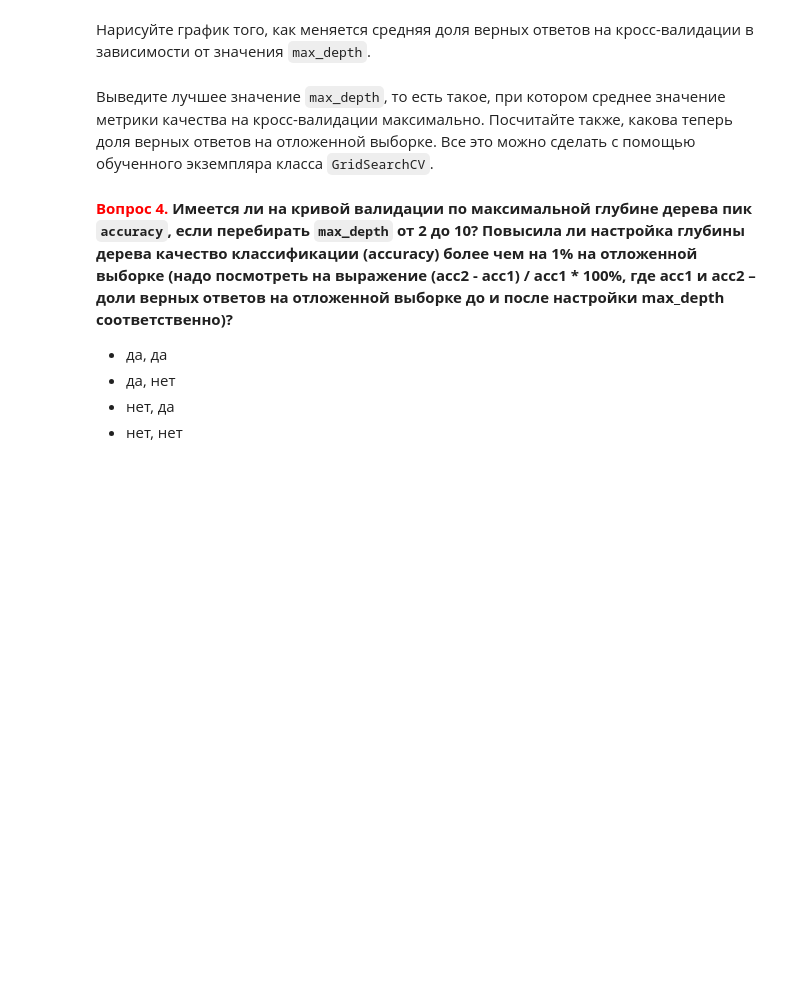
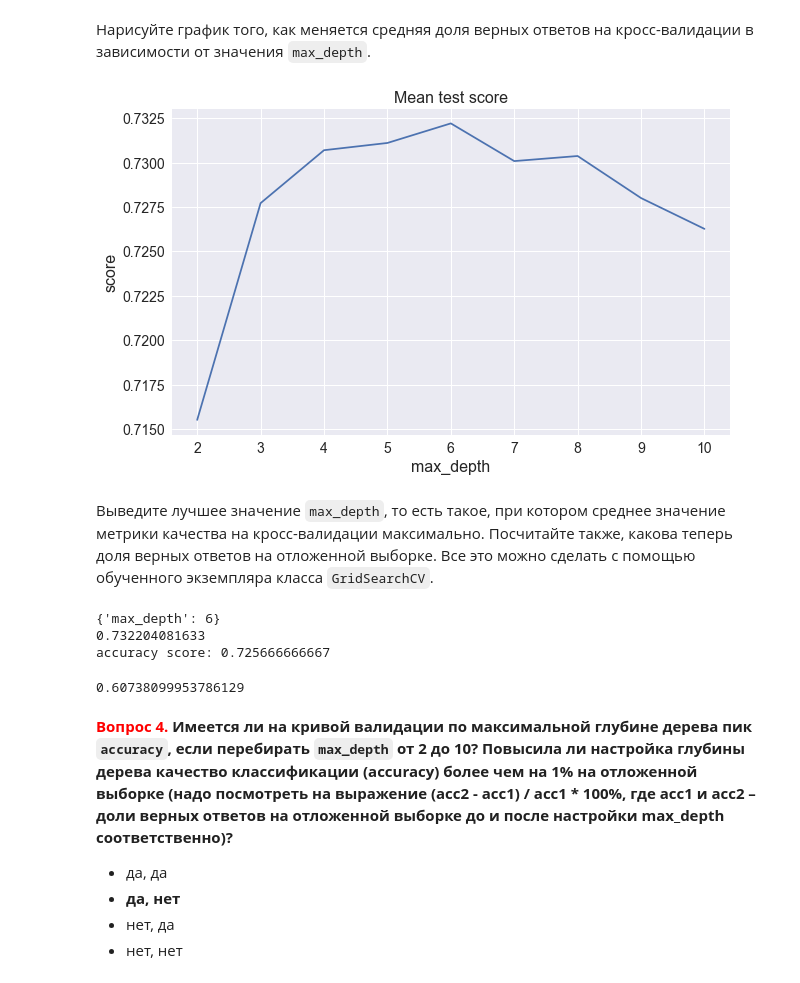
Before and after one commit to konstgazha/usml, a Jupyter notebook: week03/hw3_session3_decision_trees.ipynb, the cells around one changed output. Cells and saved outputs as stored; diff of their text form; code cells hidden in the pictures; blank space fills up the shorter version.

```diff
--- a/week03/hw3_session3_decision_trees.ipynb
+++ b/week03/hw3_session3_decision_trees.ipynb
@@ -145,4 +152,5 @@ True
 # %%
 tree_params = {'max_depth': list(range(2, 11))}
 
-tree_grid = GridSearchCV # Ваш код здесь
+tree_grid = GridSearchCV(tree, tree_params, cv=5, verbose=True)
+tree_grid.fit(X_train, y_train)
@@ -153,2 +172,12 @@ tree_grid = GridSearchCV # Ваш код здесь
+# %%
+plt.figure(figsize=(10, 6))
+plt.xticks(list(range(10)), tree_params['max_depth'], fontsize=14)
+plt.yticks(fontsize=14)
+plt.title("Mean test score", fontsize=16)
+plt.xlabel('max_depth', fontsize=16)
+plt.ylabel('score', fontsize=16)
+plt.plot(tree_grid.cv_results_['mean_test_score']);
+# %% [output]
+[figure, added]
 # %% [markdown]
 Выведите лучшее значение `max_depth`, то есть такое, при котором среднее значение метрики качества на кросс-валидации максимально. Посчитайте также, какова теперь доля верных ответов на отложенной выборке. Все это можно сделать с помощью обученного экземпляра класса `GridSearchCV`.
@@ -157,7 +184,22 @@ tree_grid = GridSearchCV # Ваш код здесь
+# %%
+print(tree_grid.best_params_)
+print(tree_grid.best_score_)
+
+tree_pred = tree_grid.predict(X_valid)
+acc2 = accuracy_score(y_valid, tree_pred)
+print('accuracy score:', acc2)
+# %% [output]
+{'max_depth': 6}
+0.732204081633
+accuracy score: 0.725666666667
+# %%
+(acc2 - acc1) / acc1 * 100
+# %% [output]
+0.60738099953786129
 # %% [markdown]
 **<font color='red'>Вопрос 4.</font> Имеется ли на кривой валидации по максимальной глубине дерева пик `accuracy`, если перебирать `max_depth` от 2 до 10? Повысила ли настройка глубины дерева качество классификации (accuracy) более чем на 1% на отложенной выборке (надо посмотреть на выражение (acc2 - acc1) / acc1 * 100%, где acc1 и acc2 – доли верных ответов на отложенной выборке до и после настройки max_depth соответственно)?**
 - да, да
-- да, нет
+- **да, нет**
 - нет, да
 - нет, нет
 # %% [markdown]
```
Also changed, not shown: parts of 17 cells of this notebook.
